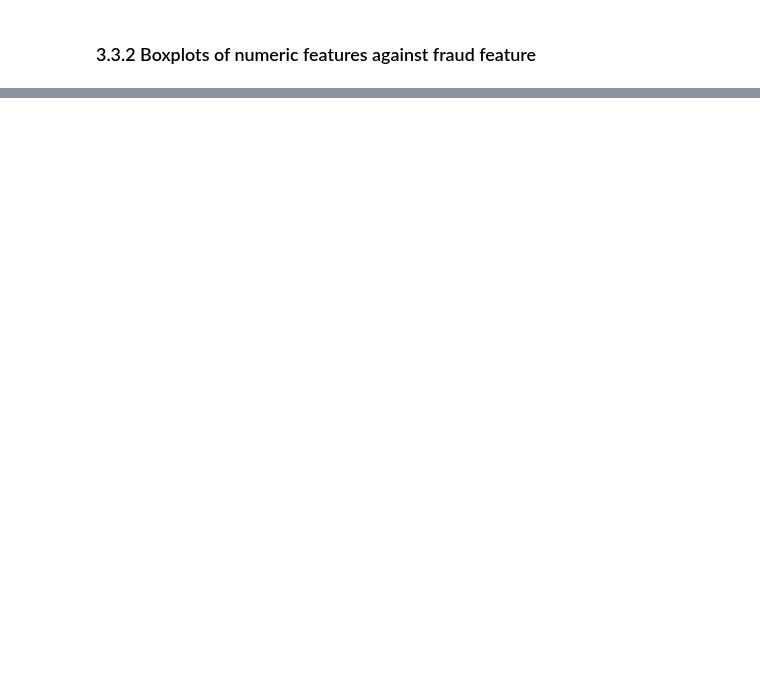
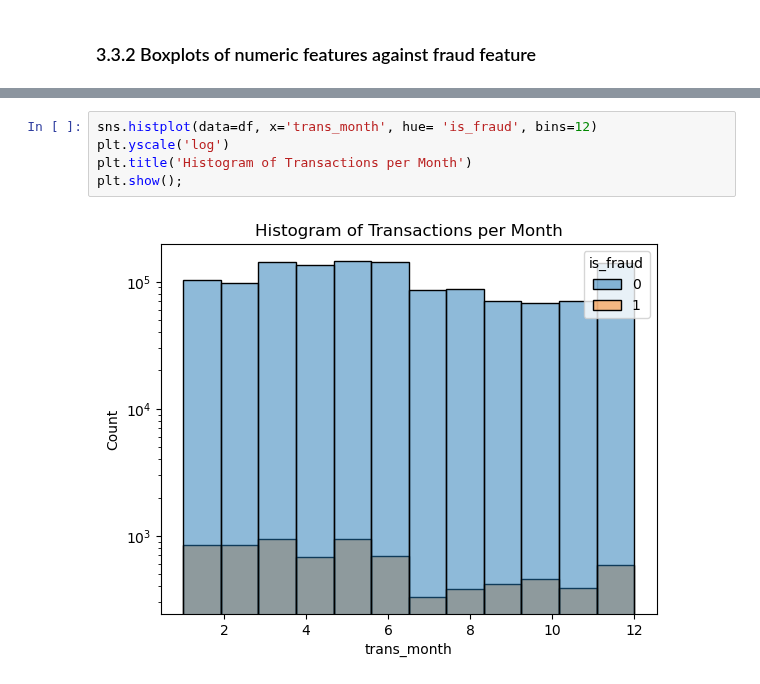
Before and after one commit to Erfaneh-Am/Springboard-projects, a Jupyter notebook: Second Capstone Project/03- Exploratory_Data_Analysis.ipynb, the cells around one changed output, grey strips where cells are left out. Drawn from its saved outputs; the diff is of its cells as text; blank space fills up the shorter version.

```diff
--- a/Second Capstone Project/03- Exploratory_Data_Analysis.ipynb
+++ b/Second Capstone Project/03- Exploratory_Data_Analysis.ipynb
@@ -113,0 +146,7 @@ Ttest_indResult(statistic=14.182078536334389, pvalue=1.1922562185026235e-45)
+# %%
+sns.histplot(data=df, x='trans_month', hue= 'is_fraud', bins=12)
+plt.yscale('log')
+plt.title('Histogram of Transactions per Month')
+plt.show();
+# %% [output]
+[figure, added]
```
Also changed, not shown: parts of 49 cells of this notebook.
